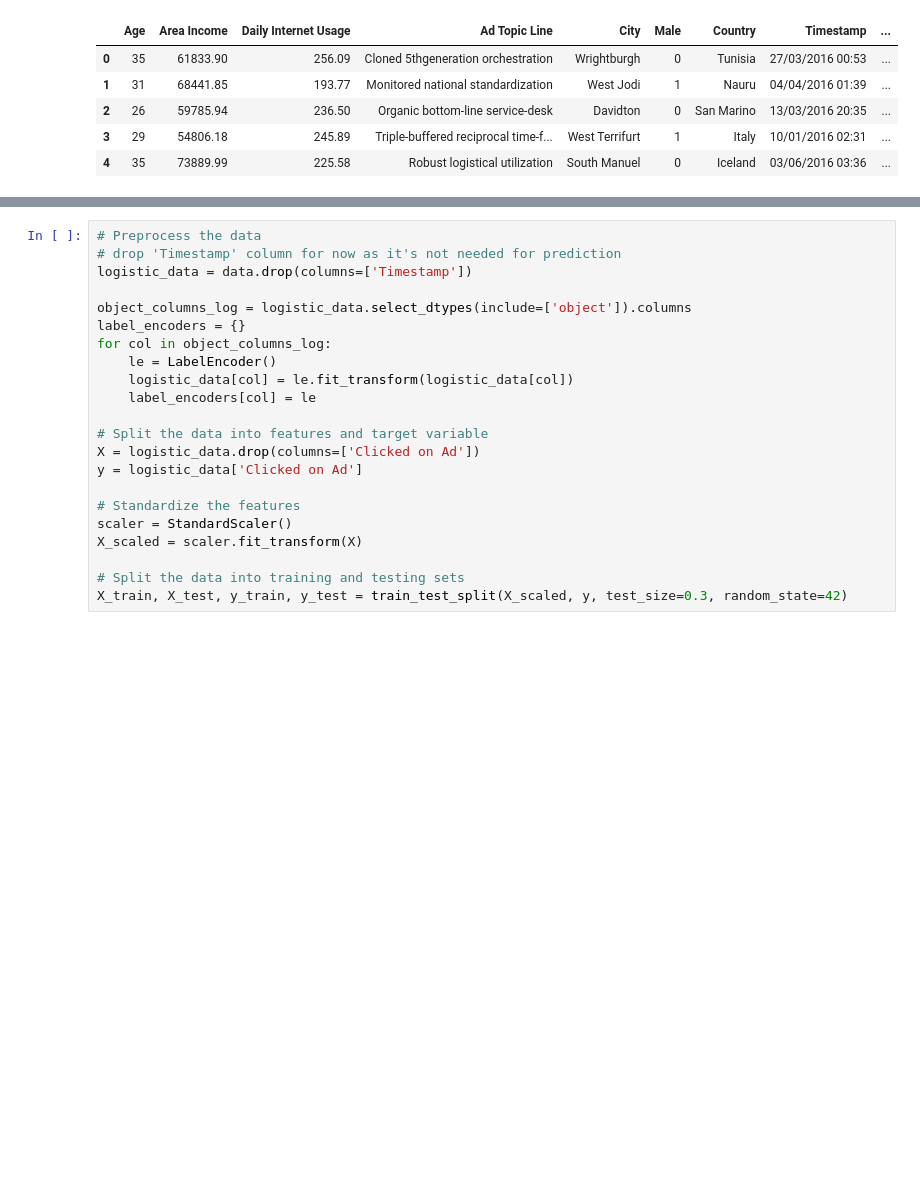
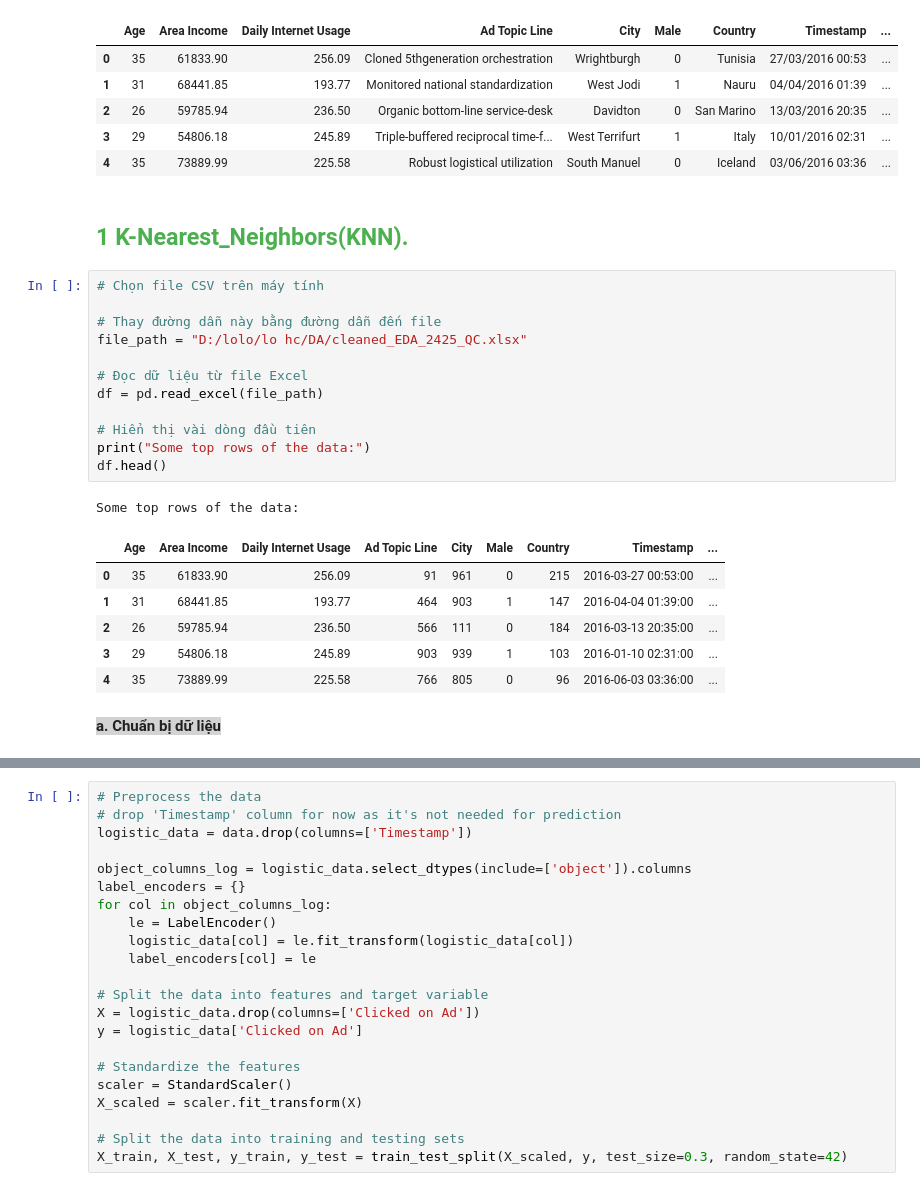
Before and after one commit to Locung201/Group3_PTDLUD_HCMUS_2425, a Jupyter notebook: Gd3_Correlation.ipynb, the cells around one changed output, grey strips where cells are left out. Drawn from its saved outputs; the diff is of its cells as text; blank space fills up the shorter version.

```diff
--- a/Gd3_Correlation.ipynb
+++ b/Gd3_Correlation.ipynb
@@ -97,3 +105,27 @@ Some top rows of the data:
 | 2 | 26 | 59785.94 | 236.50 | Organic bottom-line service-desk | Davidton | 0 | San Marino | 13/03/2016 20:35 | ... |
 | 3 | 29 | 54806.18 | 245.89 | Triple-buffered reciprocal time-f... | West Terrifurt | 1 | Italy | 10/01/2016 02:31 | ... |
 | 4 | 35 | 73889.99 | 225.58 | Robust logistical utilization | South Manuel | 0 | Iceland | 03/06/2016 03:36 | ... |
+# %% [markdown]
+<h2 style="color: #4CAF50;">1 K-Nearest_Neighbors(KNN).</h2>
+# %%
+# Chọn file CSV trên máy tính
+
+# Thay đường dẫn này bằng đường dẫn đến file
+file_path = "D:/lolo/lo hc/DA/cleaned_EDA_2425_QC.xlsx"
+
+# Đọc dữ liệu từ file Excel
+df = pd.read_excel(file_path)
+
+# Hiển thị vài dòng đầu tiên
+print("Some top rows of the data:")
+df.head()
+# %% [output]
+Some top rows of the data:
+|  | Age | Area Income | Daily Internet Usage | Ad Topic Line | City | Male | Country | Timestamp | ... |
+| 0 | 35 | 61833.90 | 256.09 | 91 | 961 | 0 | 215 | 2016-03-27 00:53:00 | ... |
+| 1 | 31 | 68441.85 | 193.77 | 464 | 903 | 1 | 147 | 2016-04-04 01:39:00 | ... |
+| 2 | 26 | 59785.94 | 236.50 | 566 | 111 | 0 | 184 | 2016-03-13 20:35:00 | ... |
+| 3 | 29 | 54806.18 | 245.89 | 903 | 939 | 1 | 103 | 2016-01-10 02:31:00 | ... |
+| 4 | 35 | 73889.99 | 225.58 | 766 | 805 | 0 | 96 | 2016-06-03 03:36:00 | ... |
+# %% [markdown]
+<span style="background-color: #D3D3D3; font-weight: bold;">a. Chuẩn bị dữ liệu</span>
```
Also changed, not shown: parts of 23 cells of this notebook, 1 other file.
